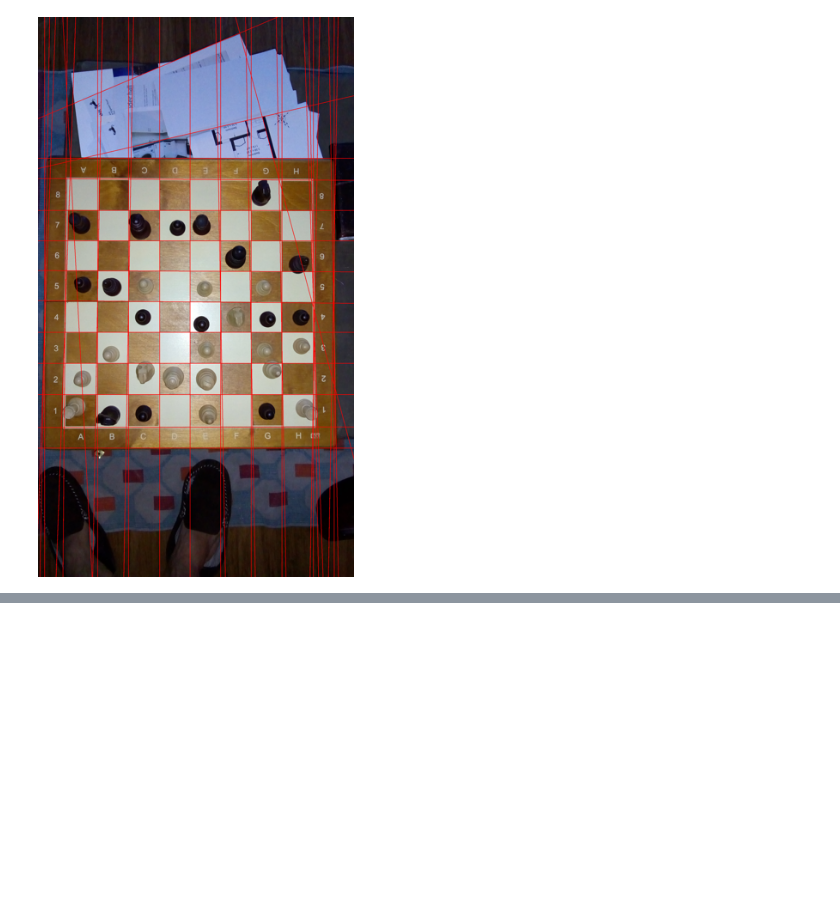
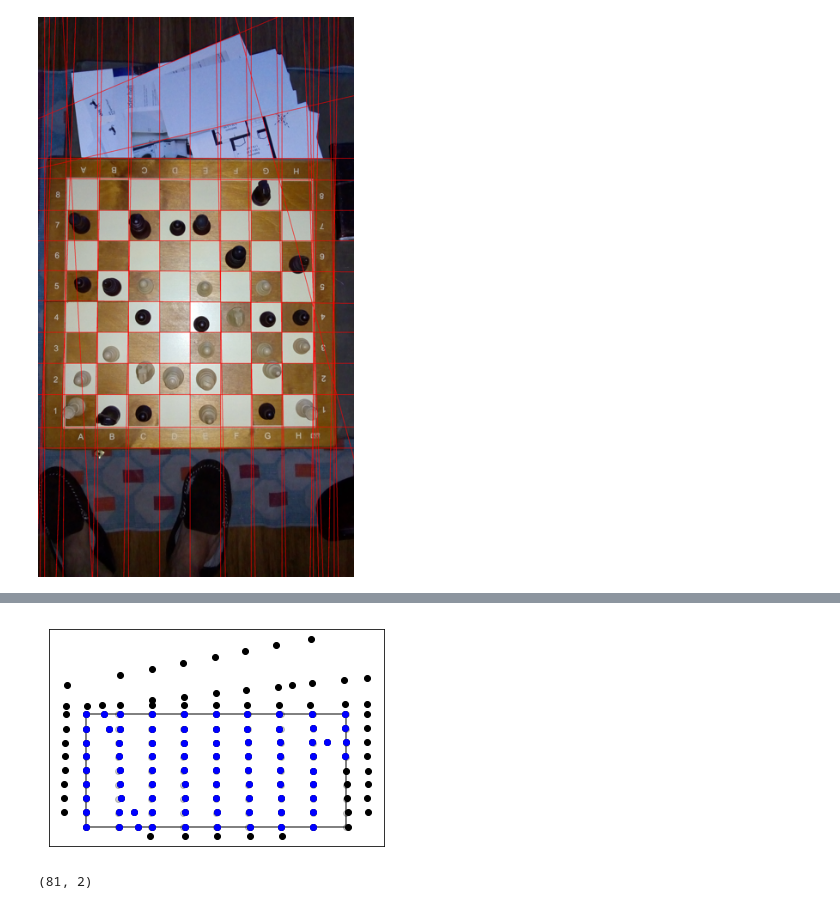
Before and after one commit to pilipolio/chess-id, a Jupyter notebook: notebooks/201803_CornerDetection.ipynb, the cells around one changed output, grey strips where cells are left out. Saved outputs shown, nothing was run; the diff lists cells and outputs as text; code cells hidden in the pictures; blank space fills up the shorter version.

```diff
--- a/notebooks/201803_CornerDetection.ipynb
+++ b/notebooks/201803_CornerDetection.ipynb
@@ -374,0 +473,12 @@ selected_v_lines
+# %%
+output_points = detection.perspective_transform(best_corners, result.all_points, output_square_size)
+
+show_points(ideal_output_points(output_square_size), 'ok', alpha=.2, with_grid=True)
+show_points(output_points, 'ok', with_grid=True)
+show_points(only_inside_points(output_points, output_square_size), 'ob', with_grid=True)
+# %% [output]
+[figure, added]
+# %%
+only_inside_points(output_points, output_square_size).shape
+# %% [output]
+(81, 2)
```
Also changed, not shown: parts of 15 cells of this notebook, 11 other files.
